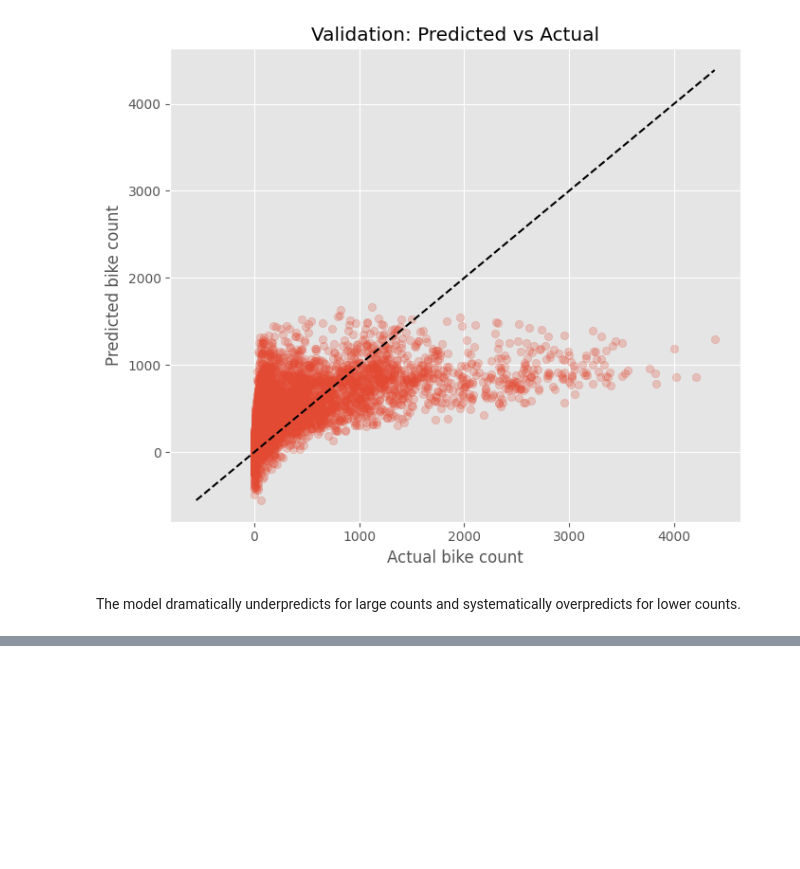
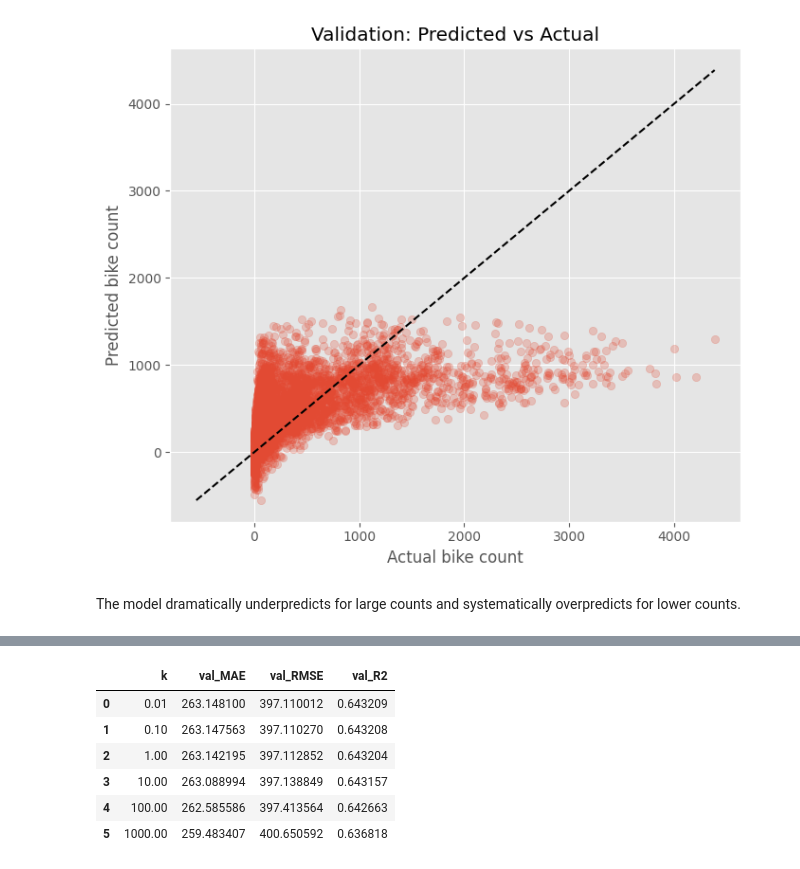
Before and after one commit to julianbarfoed/bike-proj-exam, a Jupyter notebook: sol.ipynb, the cells around one changed output, grey strips where cells are left out. Drawn from its saved outputs; the diff is of its cells as text; code cells hidden in the pictures; blank space fills up the shorter version.

```diff
--- a/sol.ipynb
+++ b/sol.ipynb
@@ -277,0 +356,73 @@ The model dramatically underpredicts for large counts and systematically overpre
+# %%
+train_eng = feature_engineering(train_s)
+val_eng = feature_engineering(val_s)
+
+X_train_eng = train_eng[engineered_features].copy()
+X_val_eng = val_eng[engineered_features].copy()
+
+y_train = train_s['bike_count'].to_numpy()
+y_val = val_s['bike_count'].to_numpy()
+
+def zscore_fit_transform(X_df):
+    mu = X_df.mean(axis=0).to_numpy(dtype=float)
+    sigma = X_df.std(axis=0, ddof=0).to_numpy(dtype=float)
+    sigma[sigma == 0] = 1.0
+    X = X_df.to_numpy(dtype=float)
+    return (X - mu) / sigma, mu, sigma
+
+def zscore_transform(X_df, mu, sigma):
+    X = X_df.to_numpy(dtype=float)
+    return (X - mu) / sigma
+
+def ridge_fit(X_train, y_train, k):
+    Xtr = np.column_stack([np.ones(X_train.shape[0]), X_train])
+
+    n_params = Xtr.shape[1]
+    I = np.eye(n_params)
+    I[0, 0] = 0.0
+
+    beta = np.linalg.solve(Xtr.T @ Xtr + k * I, Xtr.T @ y_train)
+    return beta
+
+def ridge_predict(X_pred, beta):
+    Xpr = np.column_stack([np.ones(X_pred.shape[0]), X_pred])
+    return Xpr @ beta
+
+def mae(y_true, y_pred):
+    return np.mean(np.abs(y_true - y_pred))
+
+def rmse(y_true, y_pred):
+    return np.sqrt(np.mean((y_true - y_pred) ** 2))
+
+def r2(y_true, y_pred):
+    ss_res = np.sum((y_true - y_pred) ** 2)
+    ss_tot = np.sum((y_true - np.mean(y_true)) ** 2)
+    return 1 - ss_res / ss_tot
+
+Xtr_s, mu, sigma = zscore_fit_transform(X_train_eng)
+Xva_s = zscore_transform(X_val_eng, mu, sigma)
+
+k_values = [0.01, 0.1, 1, 10, 100, 1000]
+rows = []
+
+for k in k_values:
+    beta = ridge_fit(Xtr_s, y_train, k)
+    y_val_pred = ridge_predict(Xva_s, beta)
+
+    rows.append({
+        'k': k,
+        'val_MAE': mae(y_val, y_val_pred),
+        'val_RMSE': rmse(y_val, y_val_pred),
+        'val_R2': r2(y_val, y_val_pred),
+    })
+
+ridge_results = pd.DataFrame(rows)
+ridge_results
+# %% [output]
+|  | k | val_MAE | val_RMSE | val_R2 |
+| 0 | 0.01 | 263.148100 | 397.110012 | 0.643209 |
+| 1 | 0.10 | 263.147563 | 397.110270 | 0.643208 |
+| 2 | 1.00 | 263.142195 | 397.112852 | 0.643204 |
+| 3 | 10.00 | 263.088994 | 397.138849 | 0.643157 |
+| 4 | 100.00 | 262.585586 | 397.413564 | 0.642663 |
+| 5 | 1000.00 | 259.483407 | 400.650592 | 0.636818 |
```
Also changed, not shown: parts of 7 cells of this notebook.
